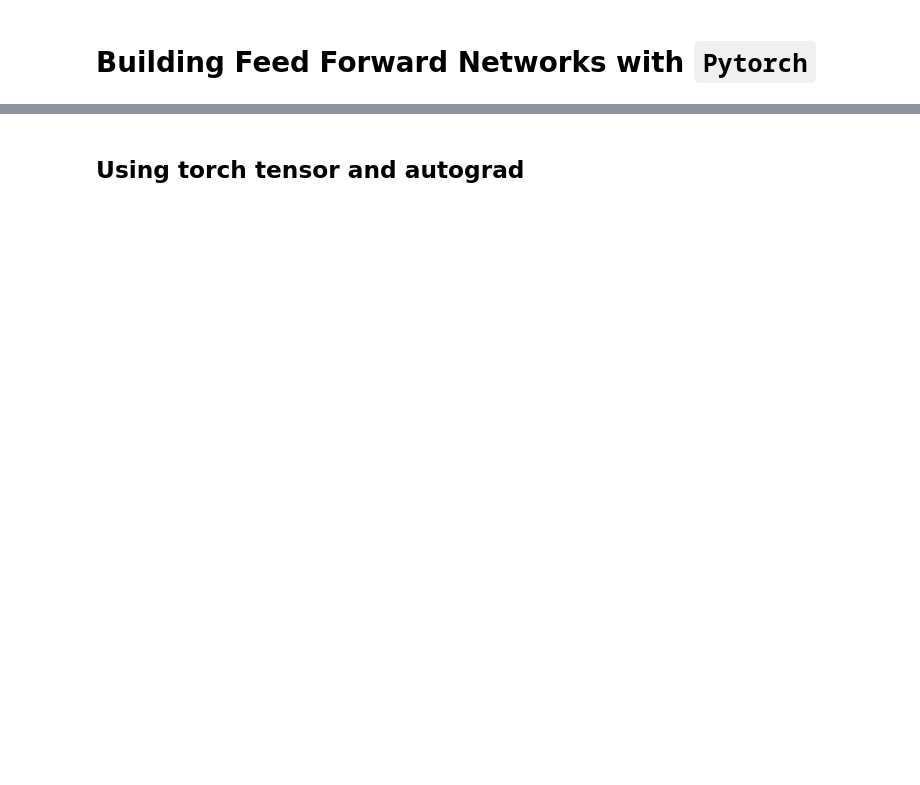
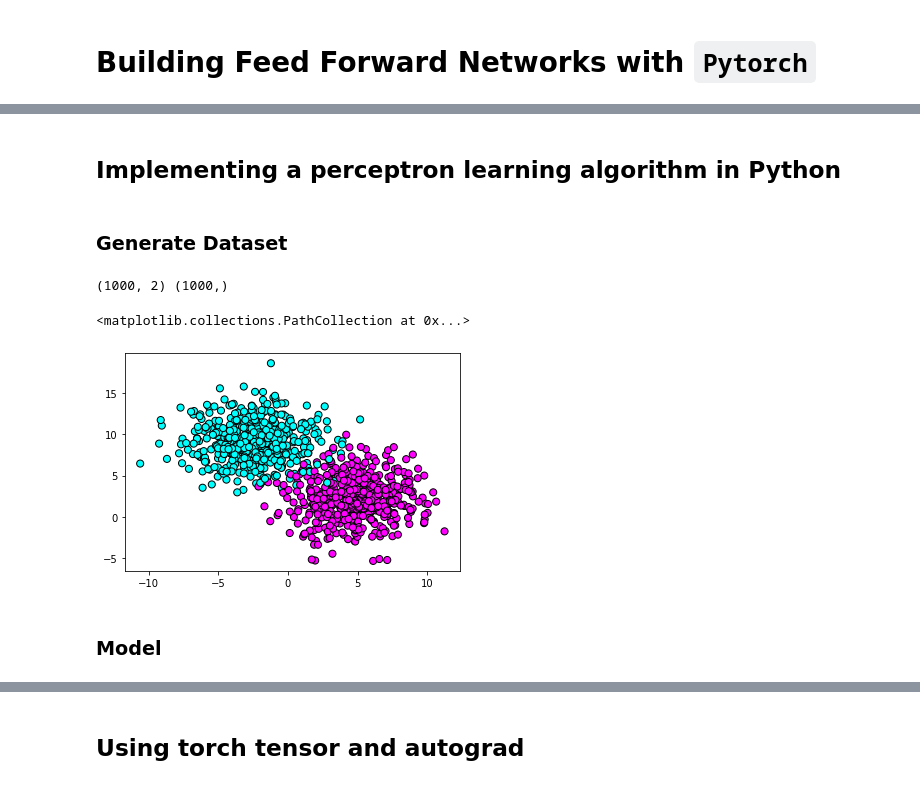
Before and after one commit to dev-SR/Deep-Learning, a Jupyter notebook: 02-FFN-pytorch/ffn.ipynb, the cells around one changed output, grey strips where cells are left out. Saved outputs shown, nothing was run; the diff lists cells and outputs as text; code cells hidden in the pictures; blank space fills up the shorter version.

```diff
--- a/02-FFN-pytorch/ffn.ipynb
+++ b/02-FFN-pytorch/ffn.ipynb
@@ -56,0 +124,28 @@ torch.Size([800, 2]) torch.Size([200, 2]) torch.Size([800]) torch.Size([200])
+# %% [markdown]
+## Implementing a perceptron learning algorithm in Python
+# %% [markdown]
+### Generate Dataset
+# %%
+NUM_FEATURES = 2
+NUM_CLASSES = 2
+RANDOM_SEED = 42
+X, y = make_blobs(
+    n_samples=1000,
+    n_features=NUM_FEATURES,
+    centers=NUM_CLASSES,
+    random_state=RANDOM_SEED,
+    cluster_std=2.5,
+)
+print(X.shape, y.shape)
+
+# # Convert to tensors
+# data = torch.from_numpy(data).type(torch.float)
+# labels = torch.from_numpy(labels).type(torch.LongTensor)
+# mymap = matplotlib.colors.LinearSegmentedColormap.from_list("",['red','yellow','green','blue'])
+plt.scatter(X[:, 0], X[:, 1], c=y, cmap=plt.cm.cool, edgecolors="k", s=50)
+# %% [output]
+(1000, 2) (1000,)
+<matplotlib.collections.PathCollection at 0x...>
+[figure, added]
+# %% [markdown]
+### Model
```
Also changed, not shown: parts of 65 cells of this notebook, 9 other files.
